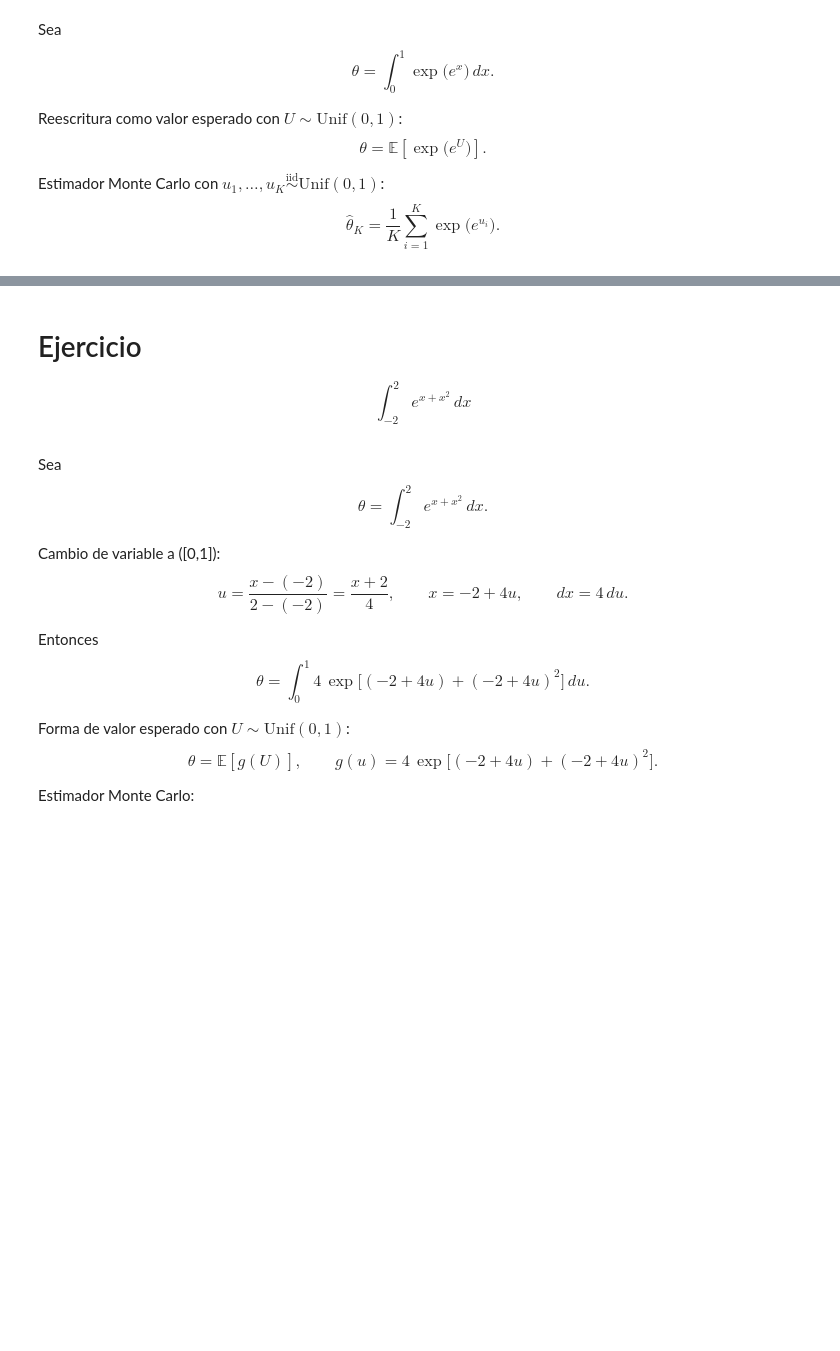
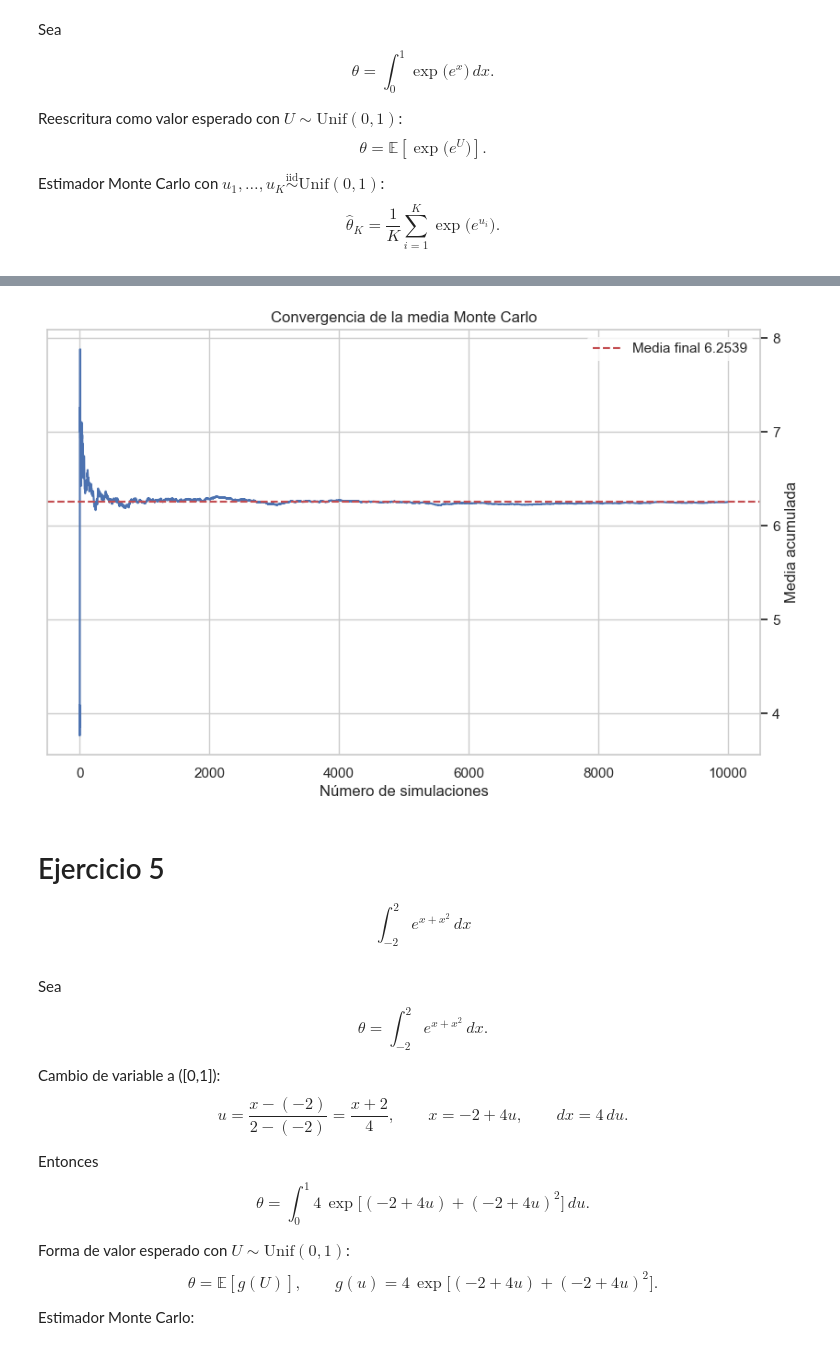
Before and after one commit to heritaco/Simulacion-Estocastica, a Jupyter notebook: 01_generacion_variables_aleatorias/01_numeros_aleatorios/actividad/notebook.ipynb, the cells around one changed output, grey strips where cells are left out. Drawn from its saved outputs; the diff is of its cells as text; code cells hidden in the pictures; blank space fills up the shorter version.

```diff
--- a/01_generacion_variables_aleatorias/01_numeros_aleatorios/actividad/notebook.ipynb
+++ b/01_generacion_variables_aleatorias/01_numeros_aleatorios/actividad/notebook.ipynb
@@ -10 +32,19 @@ Actividad 1: Simulación Estocástica
+# %%
+def tlc(muestras, valor_verdadero=None):
+
+    k = len(muestras)
+    medias = np.cumsum(muestras) / np.arange(1, k + 1)
+
+    plt.figure(figsize=(10, 6))
+    plt.plot(medias)
+    plt.xlabel('Número de simulaciones')
+    plt.ylabel('Media acumulada')
+    plt.title(f'Convergencia de la media Monte Carlo')
+    plt.axhline(y=medias[-1], color='r', linestyle='--', label=f'Media final {medias[-1]:.4f}')
+    if valor_verdadero is not None:
+        plt.axhline(y=valor_verdadero, color='g', linestyle='--', label=f'Valor verdadero {valor_verdadero:.4f}')
+    plt.legend(facecolor='white', edgecolor='none')
+    plt.gca().yaxis.set_ticks_position('right')
+    plt.gca().yaxis.set_label_position('right')
+    plt.show()
 # %% [markdown]
@@ -74,5 +121,9 @@ np.float64(6.229521839385485)
+# %%
+tlc(muestras)
+# %% [output]
+[figure, added]
 # %% [markdown]
-# Ejercicio
+# Ejercicio 5
 
 $$\int_{-2}^{2} e^{x+x^2} \, dx$$
 # %% [markdown]
```
Also changed, not shown: parts of 44 cells of this notebook, 34 other files.
